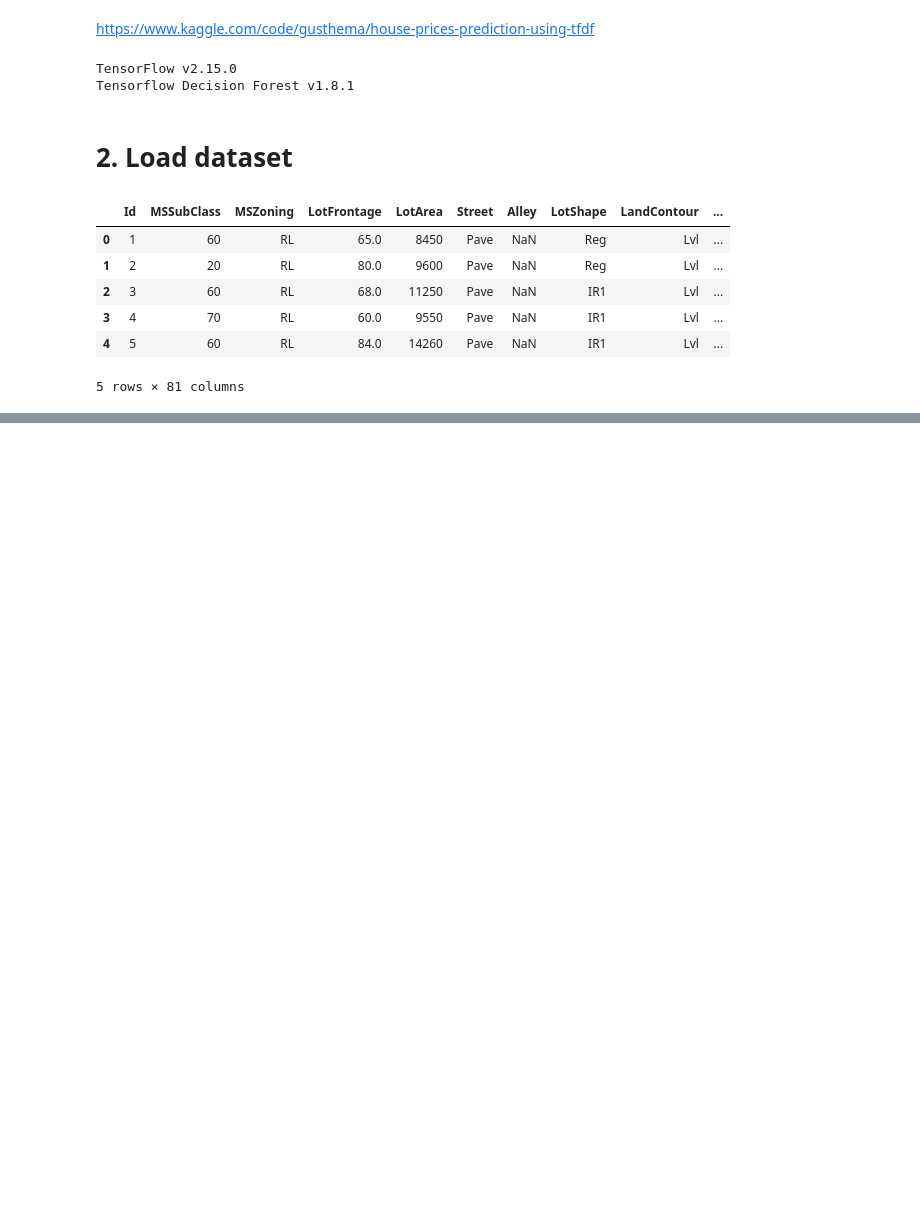
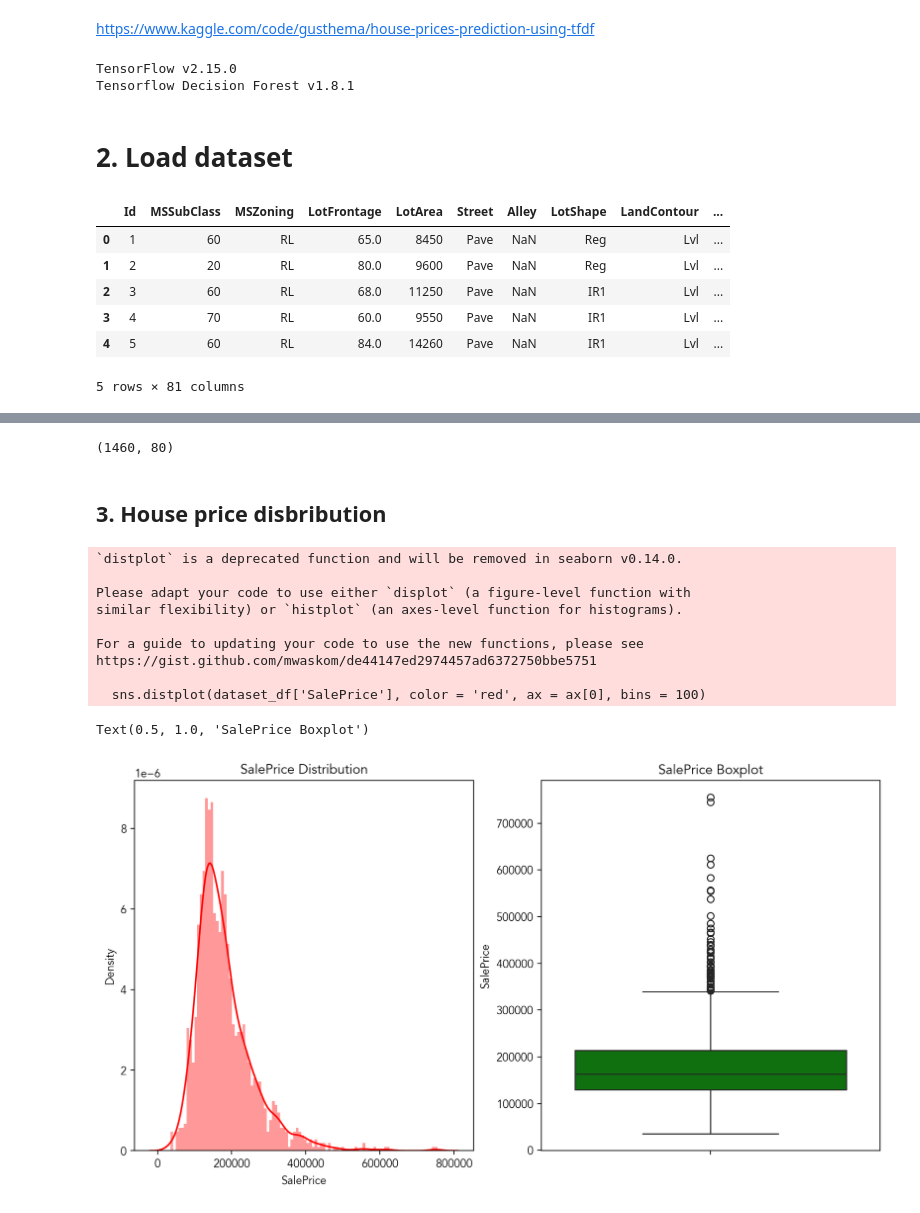
Before and after one commit to gyjong/workplace, a Jupyter notebook: Portfolio/house_price.ipynb, the cells around one changed output, grey strips where cells are left out. Cells and saved outputs as stored; diff of their text form; code cells hidden in the pictures; blank space fills up the shorter version.

```diff
--- a/Portfolio/house_price.ipynb
+++ b/Portfolio/house_price.ipynb
@@ -8,8 +8,13 @@ https://www.kaggle.com/code/gusthema/house-prices-prediction-using-tfdf
 import tensorflow as tf
 import tensorflow_decision_forests as tfdf
 import pandas as pd
+import numpy as np
 import seaborn as sns
 import matplotlib.pyplot as plt
+
+%matplotlib inline
+%config InlineBackend.figure_format = 'retina'
+plt.rcParams['font.family'] = 'Avenir'
 # %%
 print('TensorFlow v' + tf.__version__)
 print('Tensorflow Decision Forest v' + tfdf.__version__)
@@ -32,0 +70,28 @@ dataset_df.head()
+# %%
+# Check the dataset size
+dataset_df.shape
+# %% [output]
+(1460, 80)
+# %%
+# Drop Id column which is not used as a feature
+dataset_df = dataset_df.drop(['Id'], axis = 1)
+# %% [markdown]
+## 3. House price disbribution
+# %%
+f, ax = plt.subplots(1, 2, figsize = (12, 6))
+sns.distplot(dataset_df['SalePrice'], color = 'red', ax = ax[0], bins = 100)
+ax[0].set_title('SalePrice Distribution')
+sns.boxplot(dataset_df['SalePrice'], color = 'green', ax = ax[1])
+ax[1].set_title('SalePrice Boxplot')
+# %% [output]
+`distplot` is a deprecated function and will be removed in seaborn v0.14.0.
+
+Please adapt your code to use either `displot` (a figure-level function with
+similar flexibility) or `histplot` (an axes-level function for histograms).
+
+For a guide to updating your code to use the new functions, please see
+https://gist.github.com/mwaskom/de44147ed2974457ad6372750bbe5751
+
+  sns.distplot(dataset_df['SalePrice'], color = 'red', ax = ax[0], bins = 100)
+Text(0.5, 1.0, 'SalePrice Boxplot')
+[figure, added]
```
Also changed, not shown: parts of 31 cells of this notebook.
